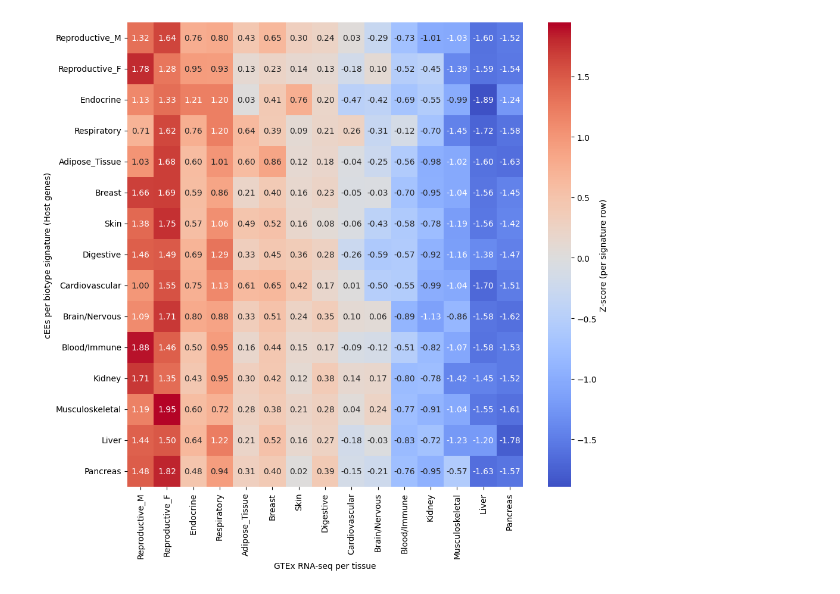
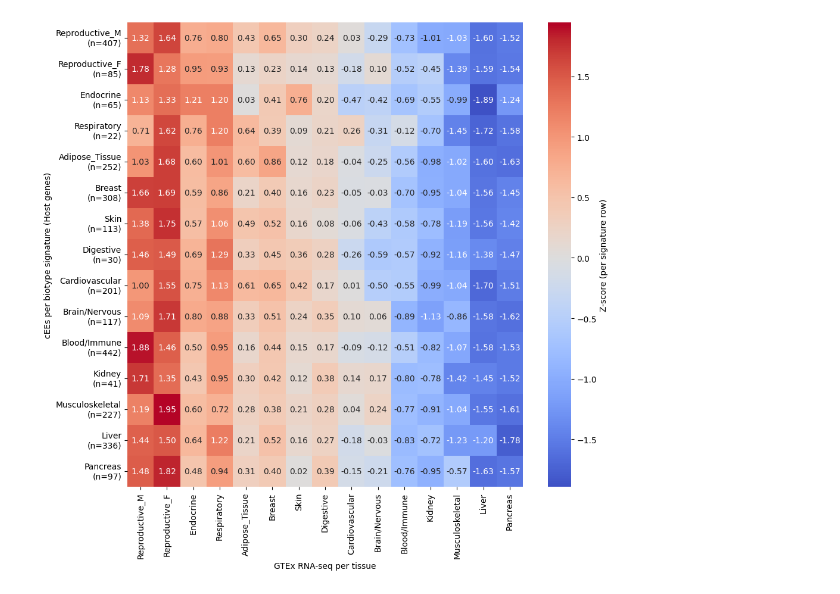
Before and after one commit to benoitballester/ExonEnhancer, a Jupyter notebook: Genes_specificity/gtex_all_host_norm_heatmap.ipynb, the cells around one changed output. Cells and saved outputs as stored; diff of their text form; code cells hidden in the pictures.

Commit message:
upd_revisions

```diff
--- a/Genes_specificity/gtex_all_host_norm_heatmap.ipynb
+++ b/Genes_specificity/gtex_all_host_norm_heatmap.ipynb
@@ -9,7 +9,7 @@ matplotlib.rcParams['pdf.fonttype'] = 42
 
 ### Load exon-to-biotype map
 ee_to_plot_dic = {}
-with open("/home/mouren/Data/revisions/specificity/exons_BioGtex_majority_bilan.tsv") as file:
+with open("/mnt/project/exonhancer/ZENODO_REPO/Genes_specificity/gtex/exons_BioGtex_majority_bilan.tsv") as file:
     for line in file:
         parts = line.strip().split()
         if parts[3] == "TRUE":
@@ -18,7 +18,7 @@ with open("/home/mouren/Data/revisions/specificity/exons_BioGtex_majority_bilan.
             ee_to_plot_dic.setdefault(tissue, []).append(ee)
 
 ### Load GTEx median TPM data
-df_tmp = pd.read_csv('/home/mouren/Data/revisions/specificity/GTEx_Analysis_2017-06-05_v8_RNASeQCv1.1.9_gene_median_tpm.gct', sep='\t', header=0)
+df_tmp = pd.read_csv('/mnt/project/exonhancer/ZENODO_REPO/Genes_specificity/gtex/GTEx_Analysis_2017-06-05_v8_RNASeQCv1.1.9_gene_median_tpm.gct', sep='\t', header=0)
 df_tmp = df_tmp[~df_tmp['Name'].str.contains("PAR_Y")]
 df_tmp['Name_split'] = df_tmp['Name'].str.split('.').str.get(0)
 
@@ -40,14 +40,14 @@ df_gtex["Gene"] = column_gene_id2
 
 ### Load transcript-to-gene mapping
 dic_transcript_gene = {}
-with open("/home/mouren/Data/revisions/specificity/list_transript_gene_id_gencodeV41_all_proteincoding.tsv") as file:
+with open("/mnt/project/exonhancer/ZENODO_REPO/Conservation_and_structure/other_files/list_transript_gene_id_gencodeV41_all_proteincoding.tsv") as file:
     for line in file:
         tx, gene = line.strip().split()[:2]
         dic_transcript_gene[tx] = gene.split(".")[0]
 
 ### Load GTEx simplified tissue type mapping
 dic_gtex_simple = {}
-with open("/home/mouren/Data/revisions/specificity/gTEXBiotypesFull_Simplified.csv") as file:
+with open("/mnt/project/exonhancer/ZENODO_REPO/Genes_specificity/gtex/gTEXBiotypess_Simplifie.csv") as file:
     for line in file:
         parts = line.strip().split("\t")
         if len(parts) >= 2:
@@ -223,34 +222,46 @@ for signature in heatmap_z.index:
         matching_rank = len(ranked_tissues)
 
     # Build sort key
     sort_key.append((matching_rank, -matching_value, signature))
 
 # Step 3: Sort using the key
-sorted_signatures = [sig for _, _, sig in sorted(sort_key)]
+### Force the ordering to have the same one as the target plots, very similar but some are inverted with the one above or under
+sorted_signatures = ["Reproductive_M","Reproductive_F","Endocrine","Respiratory","Adipose_Tissue","Breast","Skin","Digestive","Cardiovascular","Brain/Nervous","Blood/Immune","Kidney","Musculoskeletal","Liver","Pancreas"]
 
 # Step 4: Reorder the matrix
 heatmap_matrix = heatmap_matrix.loc[sorted_signatures]
 ordered_columns = [col for col in sorted_signatures if col in heatmap_matrix.columns]
 heatmap_matrix = heatmap_matrix[ordered_columns]
 
 # --- Z-score normalization per row ---
 heatmap_z = heatmap_matrix.copy()
 heatmap_z = heatmap_z.subtract(heatmap_z.mean(axis=1), axis=0)
 heatmap_z = heatmap_z.divide(heatmap_z.std(axis=1), axis=0)
 
 # --- Plot Z-score heatmap ---
 plt.figure(figsize=(10, 0.5 * len(heatmap_z) + 2))
 ax = sns.heatmap(heatmap_z, annot=True, fmt=".2f", cmap="coolwarm", center=0,
                  cbar_kws={"label": "Z-score (per signature row)"})
 #ax.set_title("Z-score Normalized Median TPM per Signature × Tissue")
+
+yticklabels = ax.get_yticklabels()
+new_labels = []
+
+for tick in yticklabels:
+    signature = tick.get_text()
+    n = len(res_by_signature.get(signature, {}))
+    new_labels.append(f"{signature}\n(n={n})")
+
+ax.set_yticklabels(new_labels, rotation=0)
+
 plt.ylabel("cEEs per biotype signature (Host genes)")
 plt.xlabel("GTEx RNA-seq per tissue")
 plt.tight_layout()
 
-plt.savefig("/home/mouren/Images/tls1/revisions/rev_1_pt4_heatmap_host.pdf", format="pdf", bbox_inches="tight", dpi=450)
-plt.savefig("/home/mouren/Images/tls1/revisions/rev_1_pt4_heatmap_host.png", format="png", bbox_inches="tight", dpi=450)
+plt.savefig("/home/mouren/Images/revisions/rev_1_pt4_heatmap_host.pdf", format="pdf", bbox_inches="tight", dpi=450)
+plt.savefig("/home/mouren/Images/revisions/rev_1_pt4_heatmap_host.png", format="png", bbox_inches="tight", dpi=450)
 
 
 plt.show()
 # %% [output]
-[figure, old version]
+[figure, new version]
```
Also changed, not shown: parts of 2 cells of this notebook, 25 other files.
